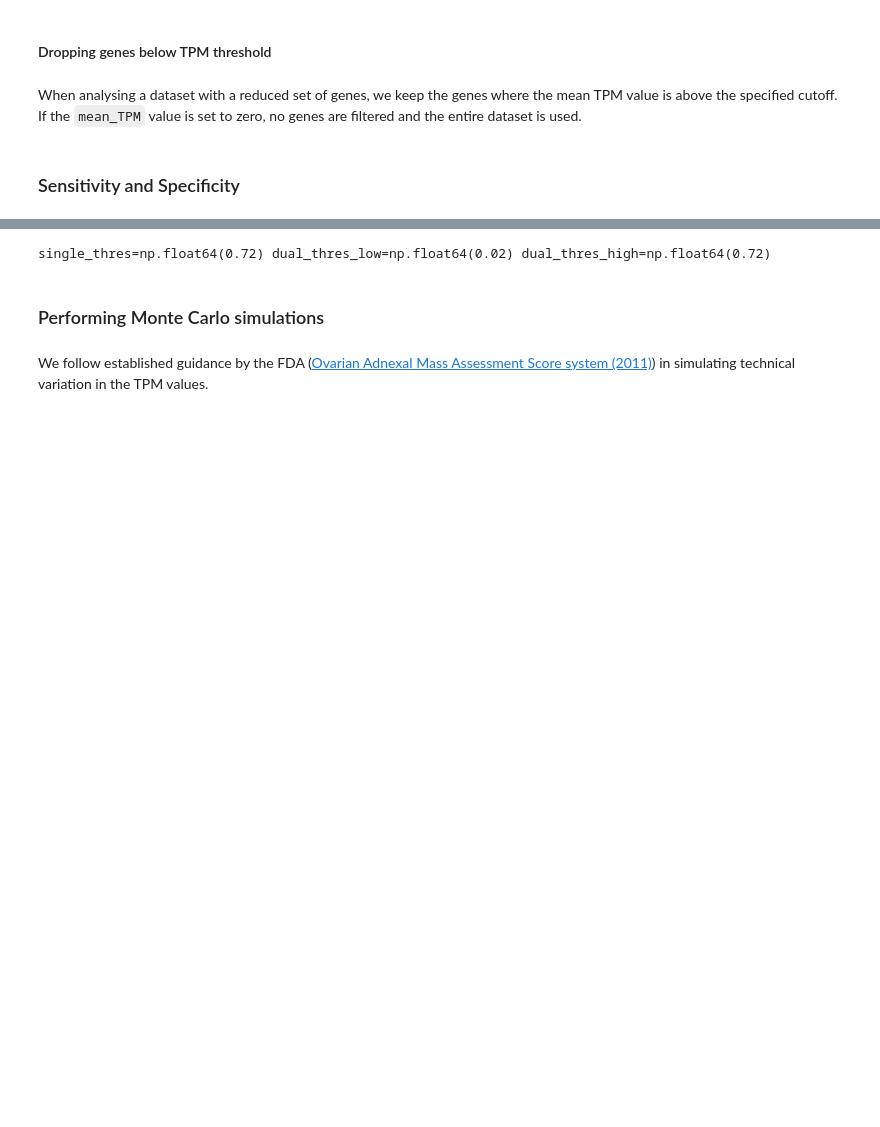
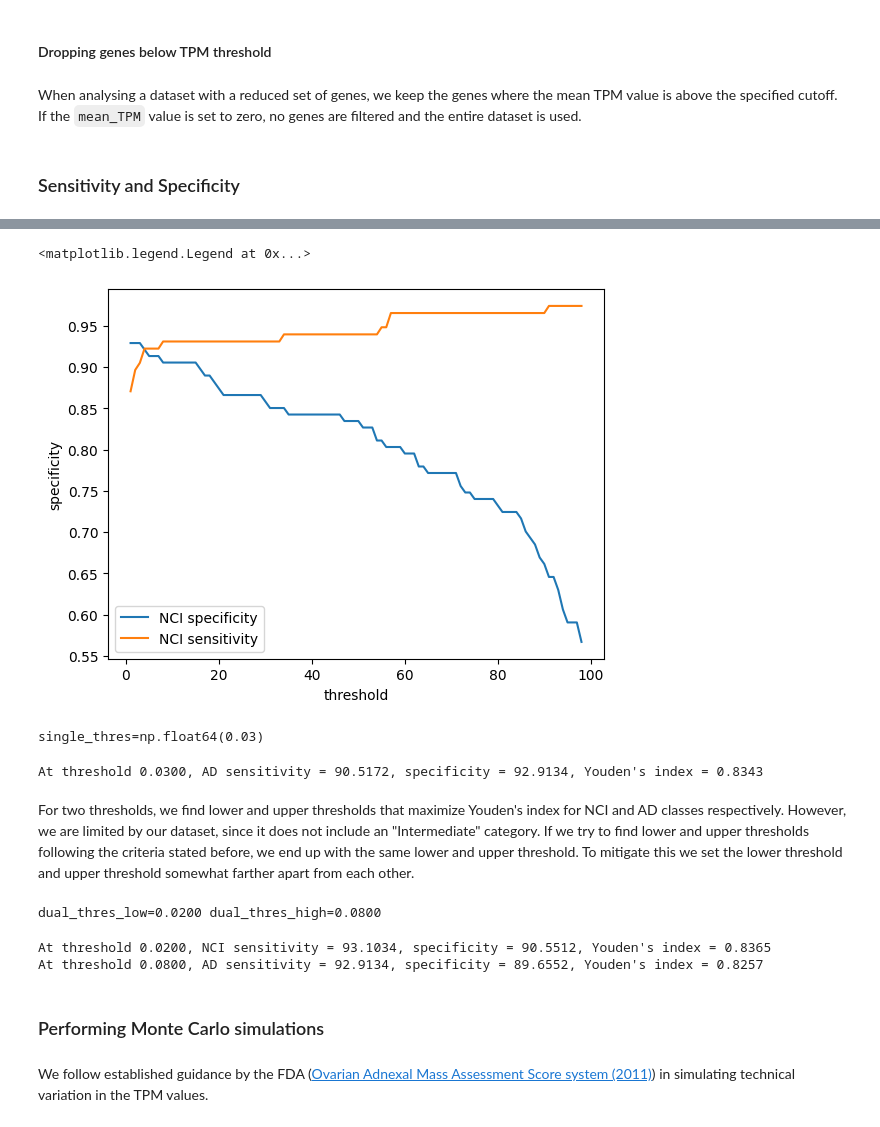
Before and after one commit to Translational-HDPM/T-HDPM_uncertainty_analysis, a Jupyter notebook: notebooks/uncertainty_analysis_adjusted_sd.ipynb, the cells around one changed output, grey strips where cells are left out. Drawn from its saved outputs; the diff is of its cells as text; code cells hidden in the pictures; blank space fills up the shorter version.

```diff
--- a/notebooks/uncertainty_analysis_adjusted_sd.ipynb
+++ b/notebooks/uncertainty_analysis_adjusted_sd.ipynb
@@ -189,15 +209,55 @@ plt.legend()
+# %%
+sns.lineplot(data=nci_sens_spec_df, x="threshold", y="specificity", label="NCI specificity")
+sns.lineplot(data=nci_sens_spec_df, x="threshold", y="sensitivity", label="NCI sensitivity")
+plt.legend()
+# %% [output]
+<matplotlib.legend.Legend at 0x...>
+[figure, added]
 # %%
-# From plot above, sensible ranges for
-#  1. AD sensitivity: 60-75%
-#  2. NCI sensitivity: 88-93%
-
-target_ad_sensitivity, target_nci_sensitivity = 75, 88
-single_thres = get_threshold(target_ad_sensitivity, ad_sens_spec_df) / 100
-dual_thres_low = get_threshold(target_nci_sensitivity, nci_sens_spec_df) / 100
-dual_thres_high = get_threshold(target_ad_sensitivity, ad_sens_spec_df) / 100
-print(f"{single_thres=} {dual_thres_low=} {dual_thres_high=}")
+target_ad_specificity = 92.24   # For single threshold, roughly where sensitivity = specificity
+single_thres = get_threshold(target_ad_specificity, ad_sens_spec_df, "sensitivity") / 100
+print(f"{single_thres=}")
 # %% [output]
-single_thres=np.float64(0.72) dual_thres_low=np.float64(0.02) dual_thres_high=np.float64(0.72)
+single_thres=np.float64(0.03)
+# %%
+ad_sens, ad_spec, _, _ = calculate_sensitivity_specificity_and_predictive_values(
+    pathos["Disease"].apply(lambda x: 1 if x == "AD" else 0),
+    gt_probs.apply(lambda x: 1 if x >= single_thres else 0),
+    0,
+)
+ad_spec *= 100.0
+ad_sens *= 100.0
+print(f"At threshold {single_thres:.4f}, AD sensitivity = {ad_sens:.4f}, specificity = {ad_spec:.4f}, Youden's index = {(ad_sens + ad_spec - 100) / 100:.4f}")
+# %% [output]
+At threshold 0.0300, AD sensitivity = 90.5172, specificity = 92.9134, Youden's index = 0.8343
+# %% [markdown]
+For two thresholds, we find lower and upper thresholds that maximize Youden's index for NCI and AD classes respectively. However, we are limited by our dataset, since it does not include an "Intermediate" category. If we try to find lower and upper thresholds following the criteria stated before, we end up with the same lower and upper threshold. To mitigate this we set the lower threshold and upper threshold somewhat farther apart from each other.
+# %%
+dual_thres_low = single_thres - 0.01
+dual_thres_high = single_thres + 0.05
+print(f"{dual_thres_low=:.4f} {dual_thres_high=:.4f}")
+# %% [output]
+dual_thres_low=0.0200 dual_thres_high=0.0800
+# %%
+nci_sens_low, nci_spec_low, _, _ = calculate_sensitivity_specificity_and_predictive_values(
+    pathos["Disease"].apply(lambda x: 1 if x == "AD" else 0),
+    gt_probs.apply(lambda x: 1 if x >= dual_thres_high else 0),
+    0,
+)
+ad_sens_high, ad_spec_high, _, _ = calculate_sensitivity_specificity_and_predictive_values(
+    pathos["Disease"].apply(lambda x: 1 if x == "AD" else 0),
+    gt_probs.apply(lambda x: 1 if x >= dual_thres_low else 0),
+    1,
+)
+ad_spec_high *= 100.0
+ad_sens_high *= 100.0
+nci_spec_low *= 100.0
+nci_sens_low *= 100.0
+print(f"At threshold {dual_thres_low:.4f}, NCI sensitivity = {nci_sens_low:.4f}, specificity = {nci_spec_low:.4f}, Youden's index = {(nci_sens_low + nci_spec_low - 100) / 100:.4f}")
+print(f"At threshold {dual_thres_high:.4f}, AD sensitivity = {ad_sens_high:.4f}, specificity = {ad_spec_high:.4f}, Youden's index = {(ad_sens_high + ad_spec_high - 100) / 100:.4f}")
+# %% [output]
+At threshold 0.0200, NCI sensitivity = 93.1034, specificity = 90.5512, Youden's index = 0.8365
+At threshold 0.0800, AD sensitivity = 92.9134, specificity = 89.6552, Youden's index = 0.8257
 # %% [markdown]
 ### Performing Monte Carlo simulations
 # %% [markdown]
```
Also changed, not shown: parts of 7 cells of this notebook.
